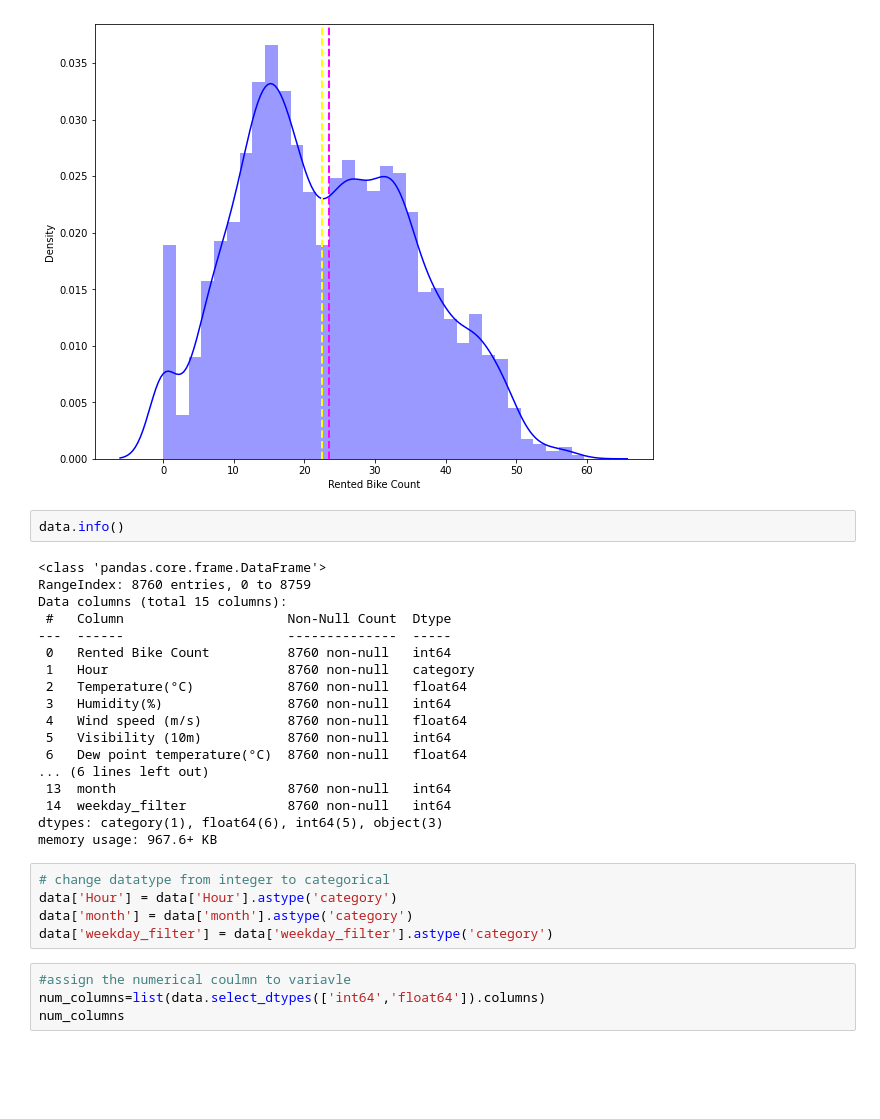
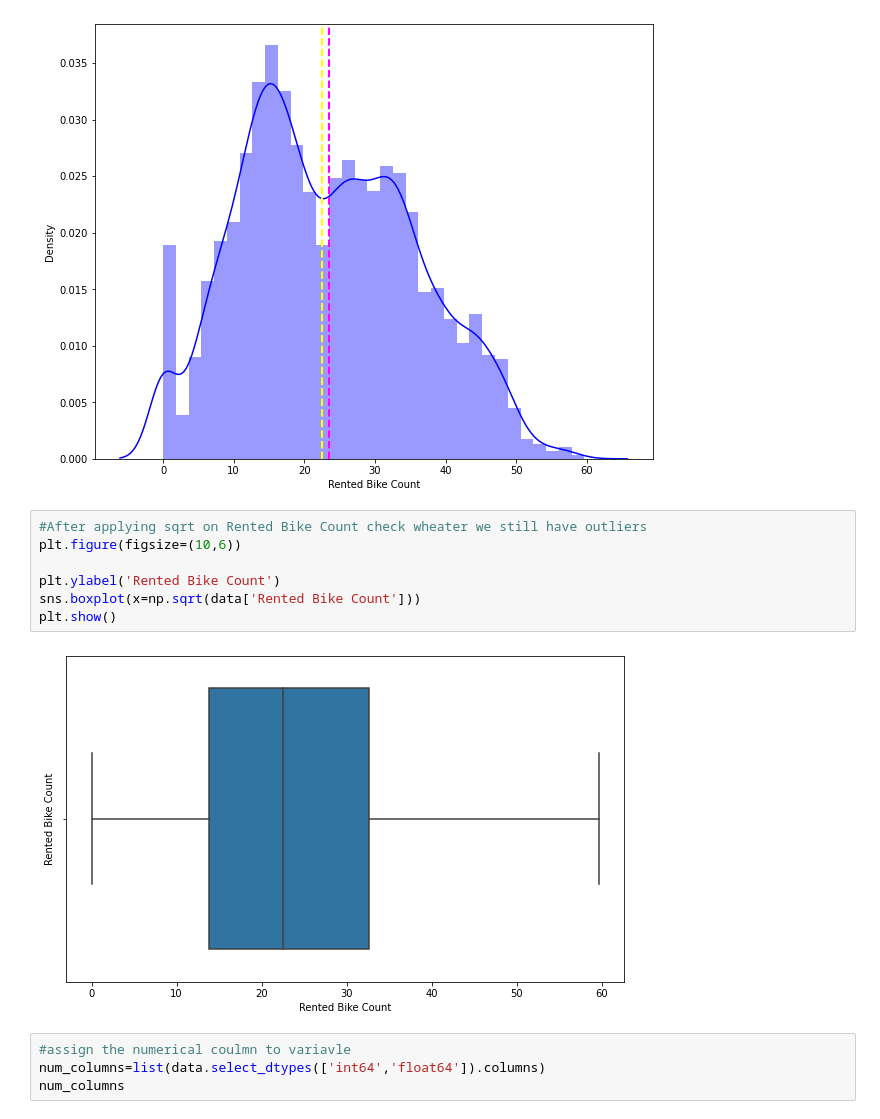
Before and after one commit to SampannaMishra/Bike-Sharing-Demand-Prediction, a Jupyter notebook: Bike_Sharing_Demand_Prediction_Capstone_Project.ipynb, the cells around one changed output. Drawn from its saved outputs; the diff is of its cells as text; blank space fills up the shorter version.

```diff
--- a/Bike_Sharing_Demand_Prediction_Capstone_Project.ipynb
+++ b/Bike_Sharing_Demand_Prediction_Capstone_Project.ipynb
@@ -237,31 +251,15 @@ ax.axvline(np.sqrt(data['Rented Bike Count']).median(), color='yellow', linestyl
 plt.show()
 # %% [output]
 [figure]
-# %%
-data.info()
-# %% [output]
-<class 'pandas.core.frame.DataFrame'>
-RangeIndex: 8760 entries, 0 to 8759
-Data columns (total 15 columns):
- #   Column                     Non-Null Count  Dtype
----  ------                     --------------  -----
- 0   Rented Bike Count          8760 non-null   int64
- 1   Hour                       8760 non-null   category
- 2   Temperature(°C)            8760 non-null   float64
- 3   Humidity(%)                8760 non-null   int64
- 4   Wind speed (m/s)           8760 non-null   float64
- 5   Visibility (10m)           8760 non-null   int64
- 6   Dew point temperature(°C)  8760 non-null   float64
-... (6 lines left out)
- 13  month                      8760 non-null   int64
- 14  weekday_filter             8760 non-null   int64
-dtypes: category(1), float64(6), int64(5), object(3)
-memory usage: 967.6+ KB
-# %%
-# change datatype from integer to categorical
-data['Hour'] = data['Hour'].astype('category')
-data['month'] = data['month'].astype('category')
-data['weekday_filter'] = data['weekday_filter'].astype('category')
+# %%
+#After applying sqrt on Rented Bike Count check wheater we still have outliers
+plt.figure(figsize=(10,6))
+
+plt.ylabel('Rented Bike Count')
+sns.boxplot(x=np.sqrt(data['Rented Bike Count']))
+plt.show()
+# %% [output]
+[figure, added]
 # %%
 #assign the numerical coulmn to variavle
 num_columns=list(data.select_dtypes(['int64','float64']).columns)
```
Also changed, not shown: parts of 77 cells of this notebook.
